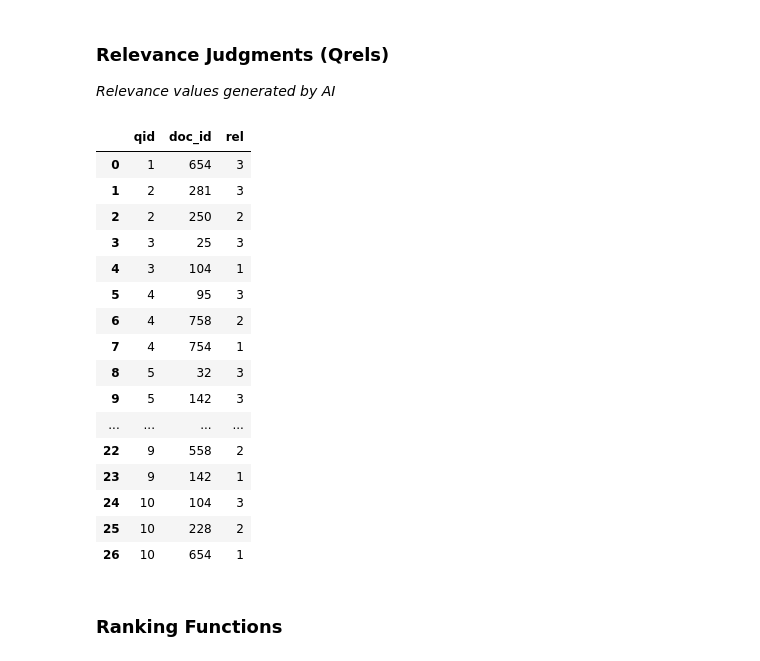
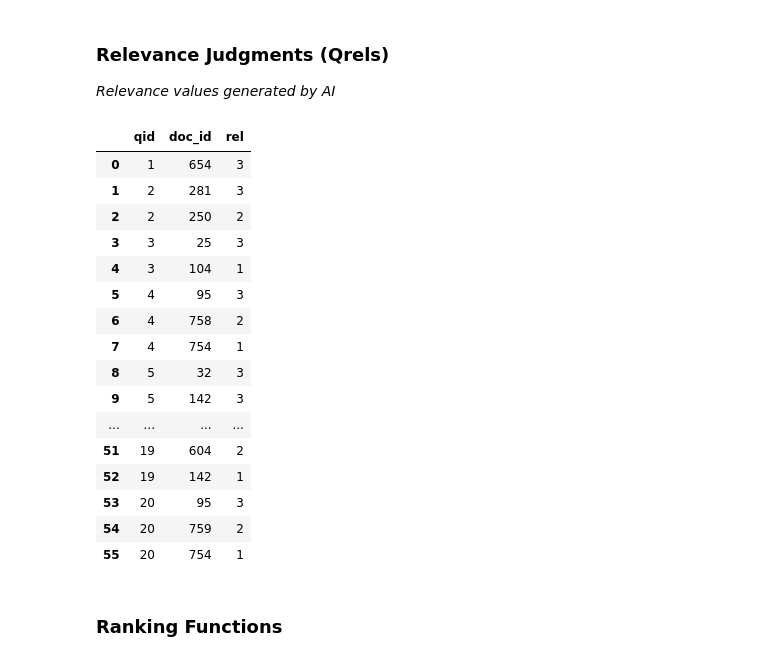
Before and after one commit to nunollages/IPAI, a Jupyter notebook: Code.ipynb, the cells around one changed output. Cells and saved outputs as stored; diff of their text form; code cells hidden in the pictures.

```diff
--- a/Code.ipynb
+++ b/Code.ipynb
@@ -1378,38 +1396,87 @@ qrels = [
     {"qid": 8, "doc_id": 89, "rel": 3},
     {"qid": 8, "doc_id": 754, "rel": 1},
 
     # club dance floor money → Did It Again, Just A Lil Bit, Walk It Talk It
     {"qid": 9, "doc_id": 604, "rel": 3},
     {"qid": 9, "doc_id": 114, "rel": 2},
     {"qid": 9, "doc_id": 558, "rel": 2},
     {"qid": 9, "doc_id": 142, "rel": 1},
 
     # dreams wonder star → I Wonder, Little Dark Age, Brain Damage
     {"qid": 10, "doc_id": 104, "rel": 3},
     {"qid": 10, "doc_id": 228, "rel": 2},
     {"qid": 10, "doc_id": 654, "rel": 1},
+
+    # indie alternative psychedelic vibes
+    {"qid": 11, "doc_id": 89,  "rel": 3},
+    {"qid": 11, "doc_id": 228, "rel": 2},
+    {"qid": 11, "doc_id": 281, "rel": 1},
+
+    # emotional sad ballad heartbreak
+    {"qid": 12, "doc_id": 95,  "rel": 3},
+    {"qid": 12, "doc_id": 754, "rel": 2},
+    {"qid": 12, "doc_id": 758, "rel": 1},
+
+    # classic rock guitar anthem
+    {"qid": 13, "doc_id": 913, "rel": 3},
+    {"qid": 13, "doc_id": 250, "rel": 2},
+    {"qid": 13, "doc_id": 30,  "rel": 1},
+
+    # new york city rap anthem
+    {"qid": 14, "doc_id": 25,  "rel": 3},
+    {"qid": 14, "doc_id": 104, "rel": 1},
+
+    # psychedelic space rock dark
+    {"qid": 15, "doc_id": 654, "rel": 3},
+    {"qid": 15, "doc_id": 228, "rel": 2},
+    {"qid": 15, "doc_id": 89,  "rel": 1},
+
+    # trap street rap mumble
+    {"qid": 16, "doc_id": 604, "rel": 3},
+    {"qid": 16, "doc_id": 432, "rel": 2},
+    {"qid": 16, "doc_id": 114, "rel": 1},
+
+    # r&b late night smooth
+    {"qid": 17, "doc_id": 759, "rel": 3},
+    {"qid": 17, "doc_id": 758, "rel": 2},
+    {"qid": 17, "doc_id": 692, "rel": 1},
+
+    # kendrick conscious rap
+    {"qid": 18, "doc_id": 32,  "rel": 3},
+    {"qid": 18, "doc_id": 104, "rel": 2},
+    {"qid": 18, "doc_id": 142, "rel": 1},
+
+    # dance floor banger club
+    {"qid": 19, "doc_id": 558, "rel": 3},
+    {"qid": 19, "doc_id": 604, "rel": 2},
+    {"qid": 19, "doc_id": 142, "rel": 1},
+
+    # heartbreak sad pop love
+    {"qid": 20, "doc_id": 95,  "rel": 3},
+    {"qid": 20, "doc_id": 759, "rel": 2},
+    {"qid": 20, "doc_id": 754, "rel": 1},
 ]
 
 df_qrels = pd.DataFrame(qrels)
 df_qrels
 # %% [output]
 |  | qid | doc_id | rel |
 | 0 | 1 | 654 | 3 |
 | 1 | 2 | 281 | 3 |
 | 2 | 2 | 250 | 2 |
 | 3 | 3 | 25 | 3 |
 | 4 | 3 | 104 | 1 |
 | 5 | 4 | 95 | 3 |
 | 6 | 4 | 758 | 2 |
 | 7 | 4 | 754 | 1 |
 | 8 | 5 | 32 | 3 |
 | 9 | 5 | 142 | 3 |
 | ... | ... | ... | ... |
-| 22 | 9 | 558 | 2 |
-| 23 | 9 | 142 | 1 |
-| 24 | 10 | 104 | 3 |
-| 25 | 10 | 228 | 2 |
-| 26 | 10 | 654 | 1 |
+| 51 | 19 | 604 | 2 |
+| 52 | 19 | 142 | 1 |
+| 53 | 20 | 95 | 3 |
+| 54 | 20 | 759 | 2 |
+| 55 | 20 | 754 | 1 |
 # %% [markdown]
 ### Ranking Functions
 # %%
```
Also changed, not shown: parts of 9 cells of this notebook.
